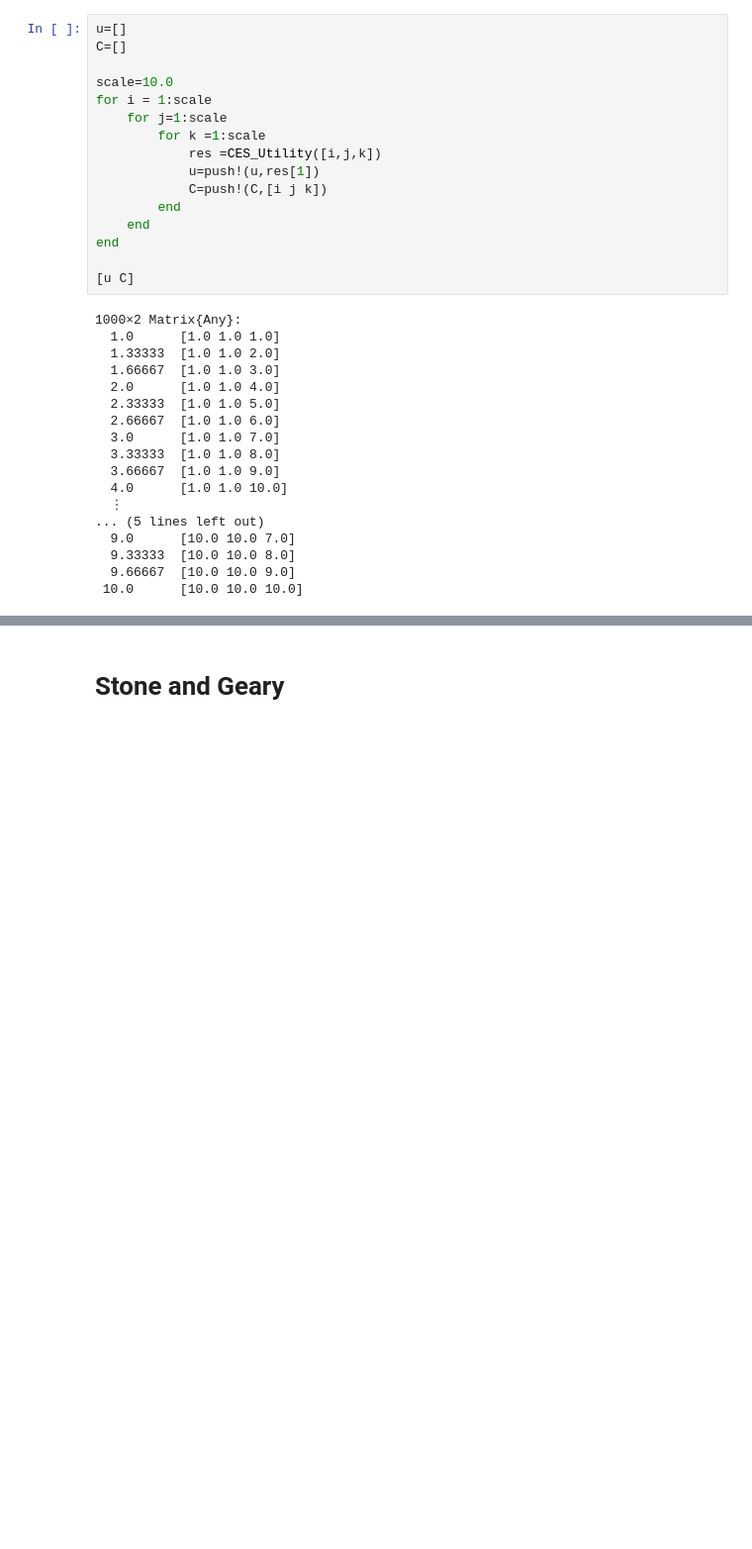
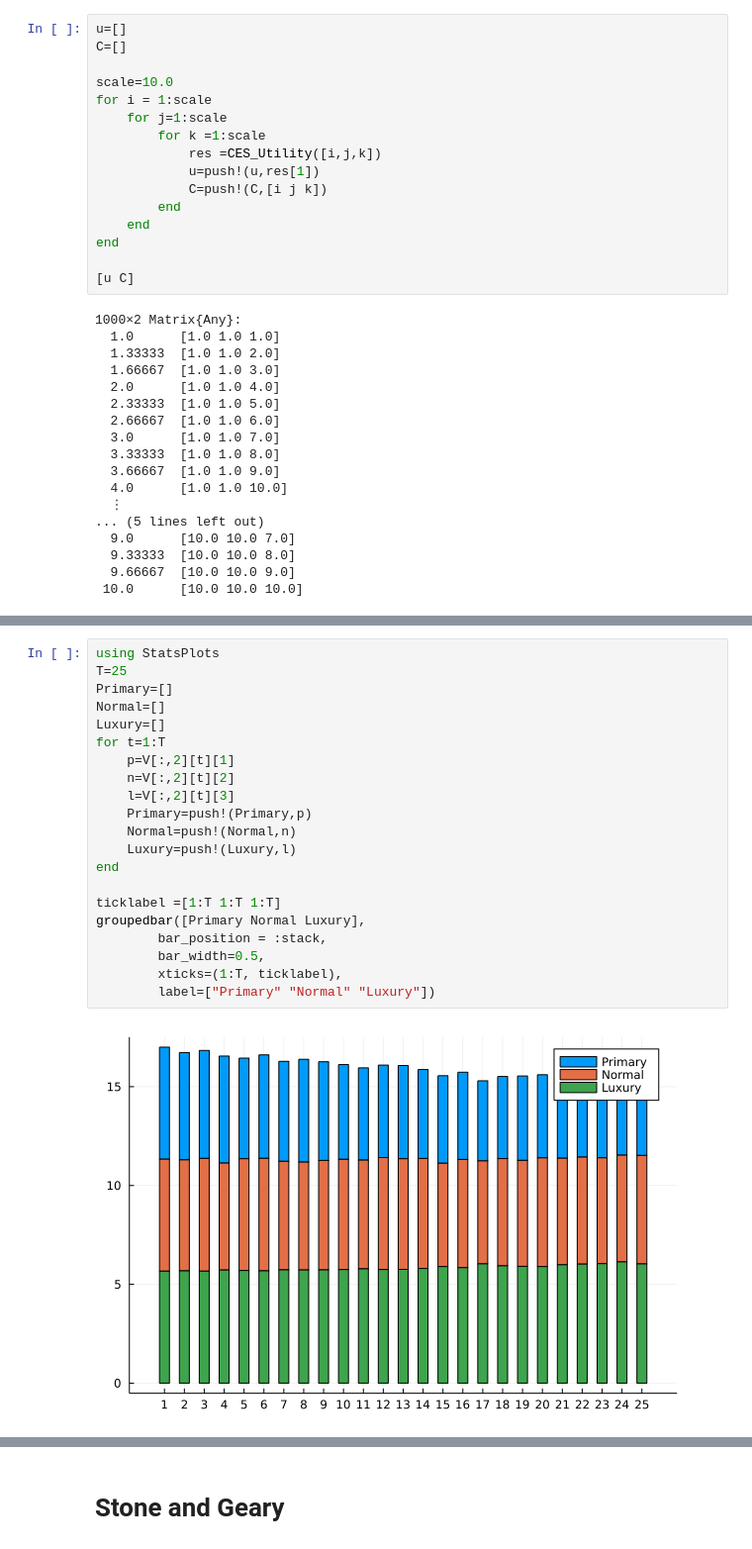
Before and after one commit to antoineding/IIRUHH_master, a Jupyter notebook: U_find.ipynb, the cells around one changed output, grey strips where cells are left out. Shown at 99% size. Drawn from its saved outputs; the diff is of its cells as text; blank space fills up the shorter version.

```diff
--- a/U_find.ipynb
+++ b/U_find.ipynb
@@ -116,0 +242,23 @@ end
+# %%
+using StatsPlots
+T=25
+Primary=[]
+Normal=[]
+Luxury=[]
+for t=1:T
+    p=V[:,2][t][1]
+    n=V[:,2][t][2]
+    l=V[:,2][t][3]
+    Primary=push!(Primary,p)
+    Normal=push!(Normal,n)
+    Luxury=push!(Luxury,l)
+end
+
+ticklabel =[1:T 1:T 1:T]
+groupedbar([Primary Normal Luxury],
+        bar_position = :stack,
+        bar_width=0.5,
+        xticks=(1:T, ticklabel),
+        label=["Primary" "Normal" "Luxury"])
+# %% [output]
+[figure, added]
```
Also changed, not shown: parts of 23 cells of this notebook.
